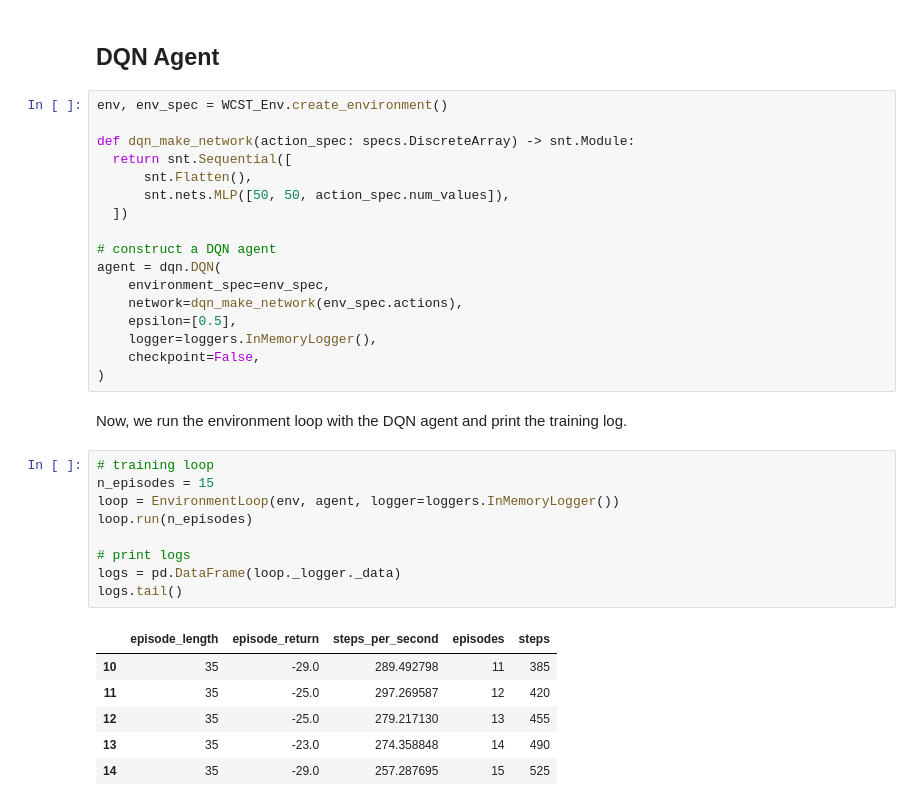
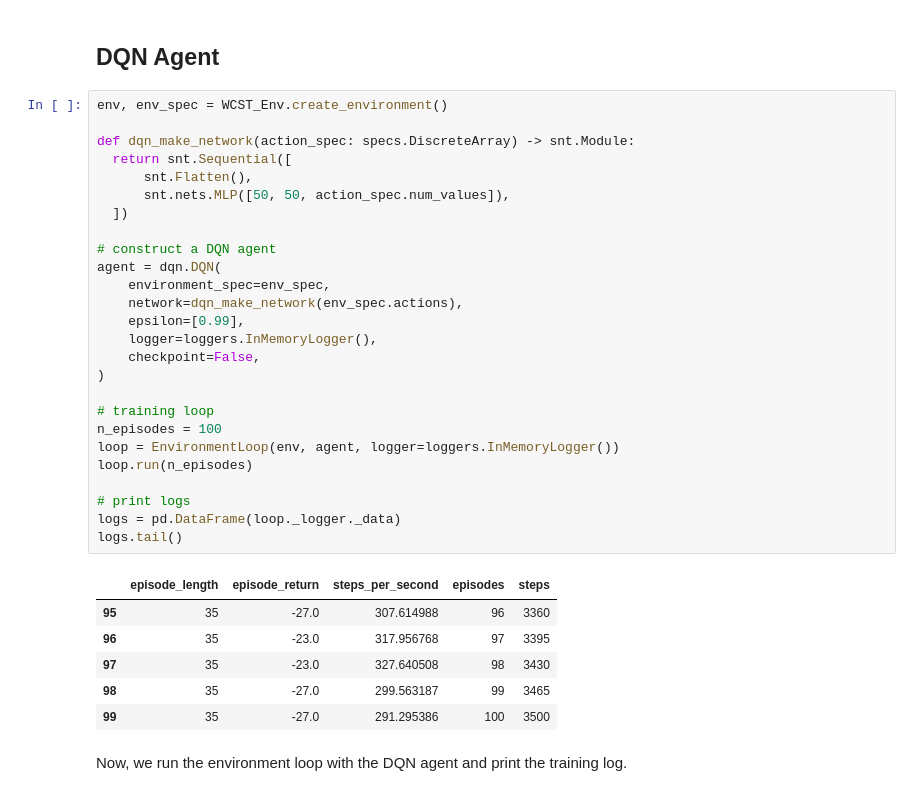
Before and after one commit to tozanni/nma_wcst_rl, a Jupyter notebook: human_rl_wcst.ipynb, the cells around one changed output. Cells and saved outputs as stored; diff of their text form.

```diff
--- a/human_rl_wcst.ipynb
+++ b/human_rl_wcst.ipynb
@@ -525,38 +526,38 @@ all_returns
 # %%
 env, env_spec = WCST_Env.create_environment()
 
 def dqn_make_network(action_spec: specs.DiscreteArray) -> snt.Module:
   return snt.Sequential([
       snt.Flatten(),
       snt.nets.MLP([50, 50, action_spec.num_values]),
   ])
 
 # construct a DQN agent
 agent = dqn.DQN(
     environment_spec=env_spec,
     network=dqn_make_network(env_spec.actions),
-    epsilon=[0.5],
+    epsilon=[0.99],
     logger=loggers.InMemoryLogger(),
     checkpoint=False,
 )
+
+# training loop
+n_episodes = 100
+loop = EnvironmentLoop(env, agent, logger=loggers.InMemoryLogger())
+loop.run(n_episodes)
+
+# print logs
+logs = pd.DataFrame(loop._logger._data)
+logs.tail()
+# %% [output]
+|  | episode_length | episode_return | steps_per_second | episodes | steps |
+| 95 | 35 | -27.0 | 307.614988 | 96 | 3360 |
+| 96 | 35 | -23.0 | 317.956768 | 97 | 3395 |
+| 97 | 35 | -23.0 | 327.640508 | 98 | 3430 |
+| 98 | 35 | -27.0 | 299.563187 | 99 | 3465 |
+| 99 | 35 | -27.0 | 291.295386 | 100 | 3500 |
 # %% [markdown]
 Now, we run the environment loop with the DQN agent and print the training log.
-# %%
-# training loop
-n_episodes = 15
-loop = EnvironmentLoop(env, agent, logger=loggers.InMemoryLogger())
-loop.run(n_episodes)
-
-# print logs
-logs = pd.DataFrame(loop._logger._data)
-logs.tail()
-# %% [output]
-|  | episode_length | episode_return | steps_per_second | episodes | steps |
-| 10 | 35 | -29.0 | 289.492798 | 11 | 385 |
-| 11 | 35 | -25.0 | 297.269587 | 12 | 420 |
-| 12 | 35 | -25.0 | 279.217130 | 13 | 455 |
-| 13 | 35 | -23.0 | 274.358848 | 14 | 490 |
-| 14 | 35 | -29.0 | 257.287695 | 15 | 525 |
 # %%
 logs[['episode_return']].astype('float32').plot()
 # %% [output]
```
Also changed, not shown: parts of 8 cells of this notebook.
